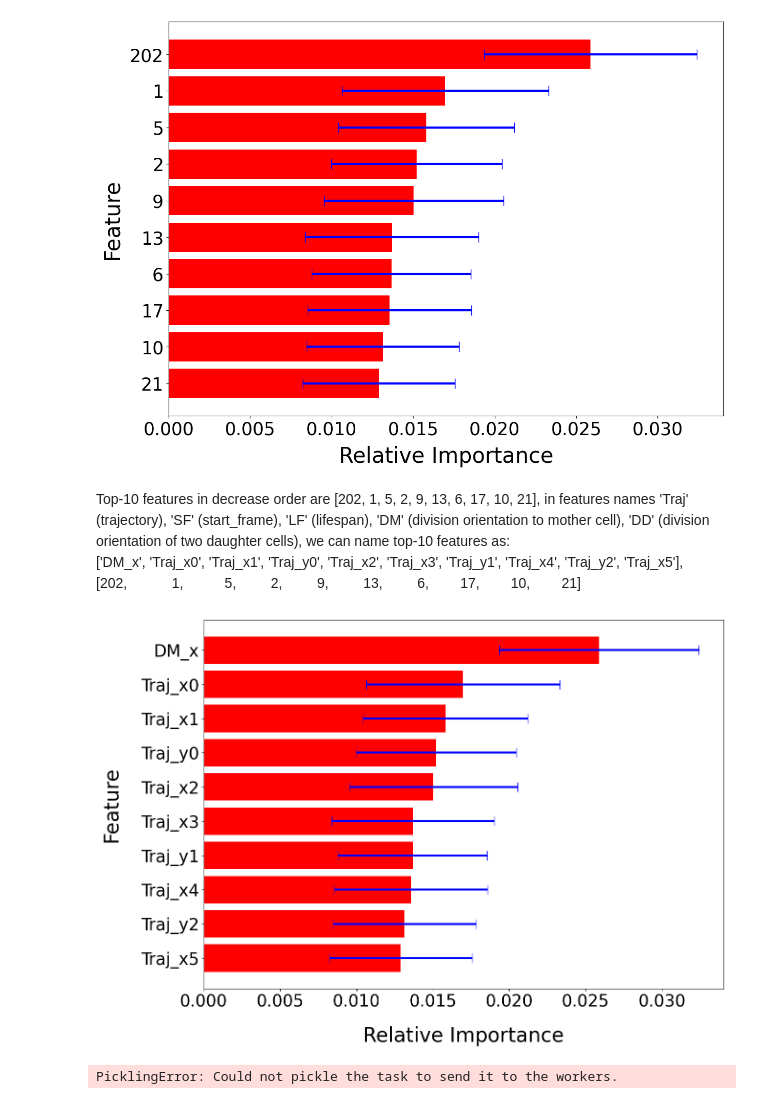
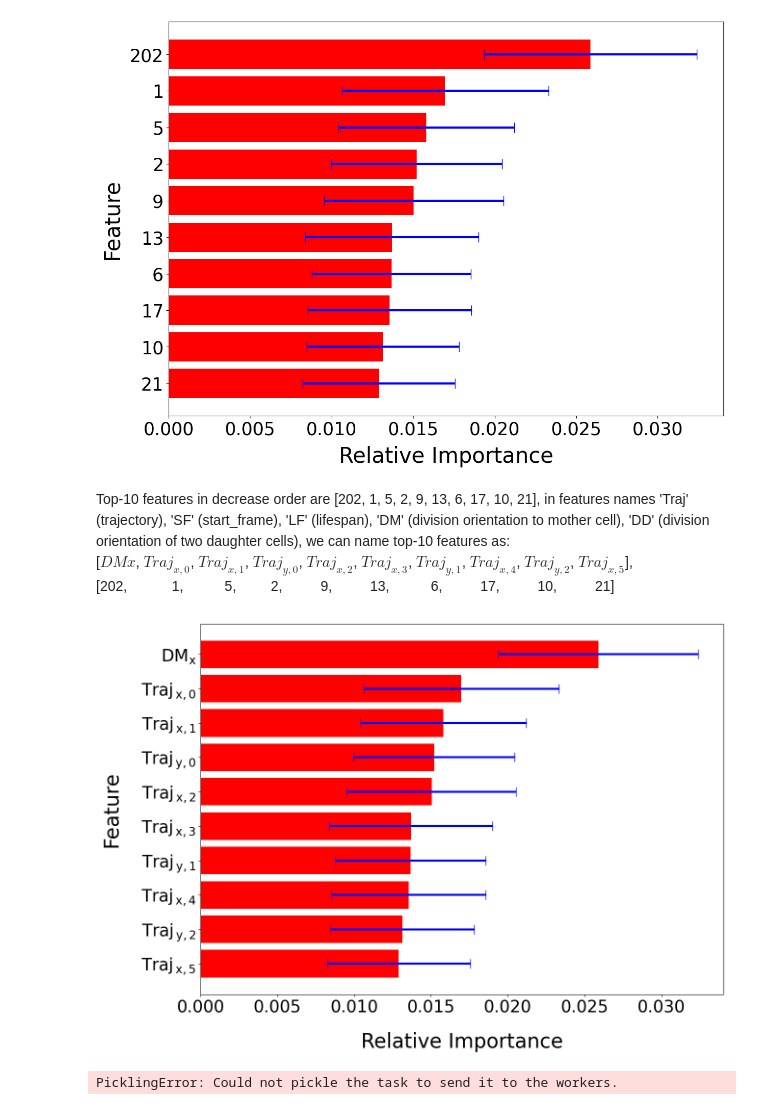
Before and after one commit to pmcesky/4D-Cell, a Jupyter notebook: random_forest/random_forest.ipynb, the cells around one changed output. Cells and saved outputs as stored; diff of their text form; code cells hidden in the pictures.

Commit message:
Updated random forest feature importance plot
Change y axis feature names to easier understandable format.

```diff
--- a/random_forest/random_forest.ipynb
+++ b/random_forest/random_forest.ipynb
@@ -204,34 +204,34 @@ fig.savefig('./random_forest_feature_importance.png')
 Top-10 features in decrease order are [202, 1, 5, 2, 9, 13, 6, 17, 10, 21],
 in features names 'Traj' (trajectory), 'SF' (start_frame), 'LF' (lifespan), 'DM' (division orientation to mother cell), 'DD' (division orientation of two daughter cells),
 we can name top-10 features as: <br/>
-['DM_x', 'Traj_x0', 'Traj_x1', 'Traj_y0', 'Traj_x2', 'Traj_x3', 'Traj_y1', 'Traj_x4', 'Traj_y2', 'Traj_x5'], <br/>
-[202, $~~~~~~~~~~~$ 1, $~~~~~~~~~~$ 5, $~~~~~~~~$ 2, $~~~~~~~~$ 9, $~~~~~~~~$ 13, $~~~~~~~~$ 6, $~~~~~~~$ 17, $~~~~~~~$ 10, $~~~~~~~$ 21]
+[$DM{x}$, $Traj_{x,0}$, $Traj_{x,1}$, $Traj_{y,0}$, $Traj_{x,2}$, $Traj_{x,3}$, $Traj_{y,1}$, $Traj_{x,4}$, $Traj_{y,2}$, $Traj_{x,5}$], <br/>
+    [202, $~~~~~~~~~~~$ 1, $~~~~~~~~~~$ 5, $~~~~~~~~$ 2, $~~~~~~~~~$ 9, $~~~~~~~~~$ 13, $~~~~~~~~~~$ 6, $~~~~~~~~~$ 17, $~~~~~~~~~$ 10, $~~~~~~~~~$ 21]
 # %%
 ####### Feature importance based on mean decrease in impurity, named with feature names rather than numbers
 features = [i for i in range(211)]
 importances = forest.feature_importances_
 std = np.std([tree.feature_importances_ for tree in forest.estimators_], axis=0)
 indices = np.argsort(importances)
 
 # customized number
 num_features = 10
 
 fig, ax = plt.subplots(figsize=(14,10))
 # only plot the customized number of features
 ax.barh(range(num_features), importances[indices[-num_features:]],xerr=std[indices[-num_features:]], capsize=7, color='r', ecolor='b', error_kw={'linewidth':3}, align='center')
 # ax.set_yticks(range(num_features), [features[i] for i in indices[-num_features:]])
-ax.set_yticks(range(num_features), ['DM_x', 'Traj_x0', 'Traj_x1', 'Traj_y0', 'Traj_x2', 'Traj_x3', 'Traj_y1', 'Traj_x4', 'Traj_y2', 'Traj_x5'][::-1])
+ax.set_yticks(range(num_features), ['$\mathrm{DM_{x}}$', '$\mathrm{Traj_{\,x,0}}$', '$\mathrm{Traj_{\,x,1}}$', '$\mathrm{Traj_{\,y,0}}$', '$\mathrm{Traj_{\,x,2}}$', '$\mathrm{Traj_{\,x,3}}$', '$\mathrm{Traj_{\,y,1}}$', '$\mathrm{Traj_{\,x,4}}$', '$\mathrm{Traj_{\,y,2}}$', '$\mathrm{Traj_{\,x,5}}$'][::-1])
 ax.set_xlabel('Relative Importance', fontsize=30, labelpad=25)
 ax.set_ylabel('Feature', fontsize=30, labelpad=30)
 ax.xaxis.set_tick_params(labelsize=25)
 ax.yaxis.set_tick_params(labelsize=25)
 
 pos1 = ax.get_position() # get the original position
 pos2 = [pos1.x0 + 0.05, pos1.y0+0.04,  pos1.width, pos1.height] # adjust ax position inside figure
 ax.set_position(pos2) # set a new position
 fig.savefig('./random_forest_feature_importance_with_feature_names.png', dpi=300, bbox_inches='tight') # high resolution with dp=300 and remove white space around figure
 # %% [output]
-[figure, old version]
+[figure, new version]
 # %%
 ######### Feature importance based on feature permutation, this takes too long time here (> several hours) and we did not use this.
 from sklearn.inspection import permutation_importance
```
Also changed, not shown: 1 other file.
